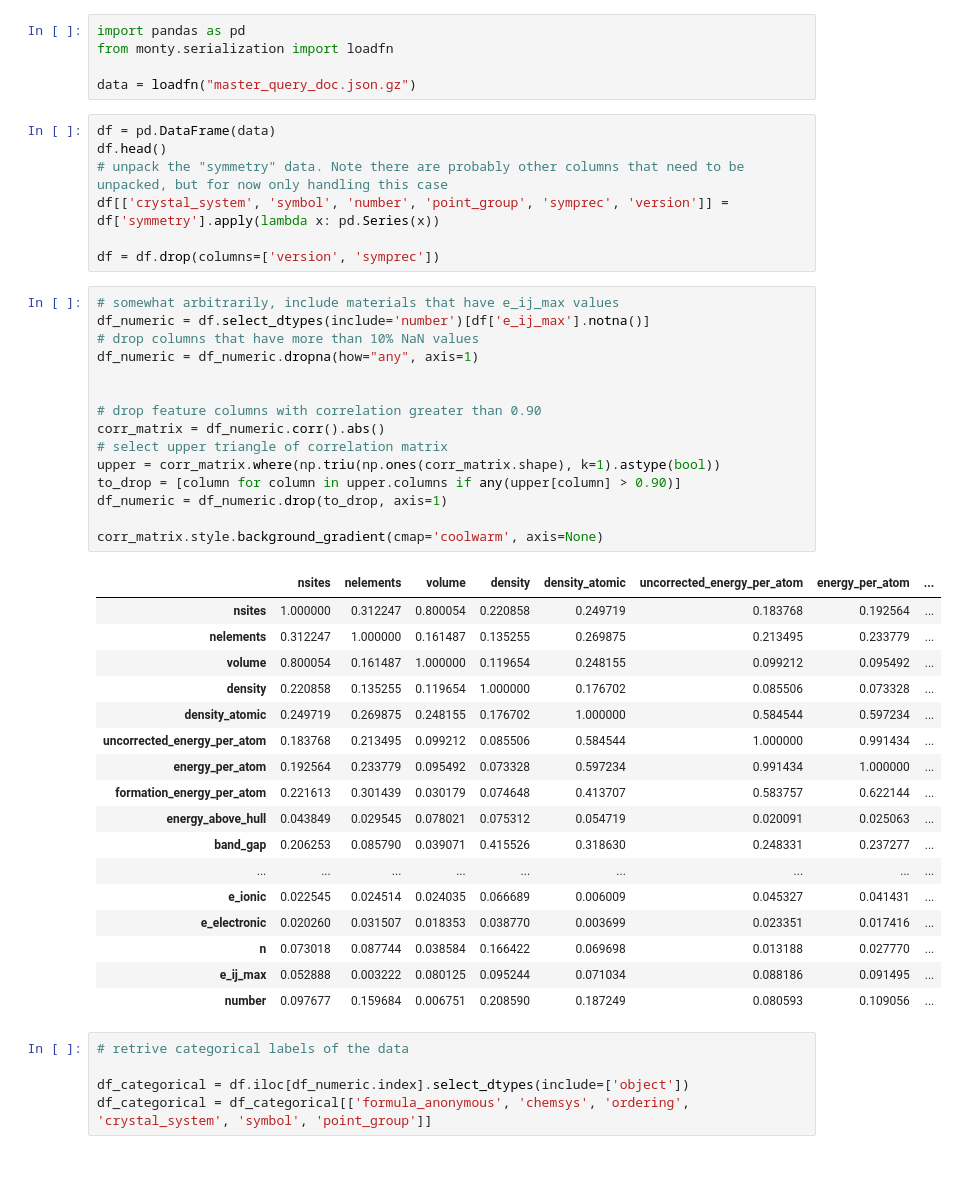
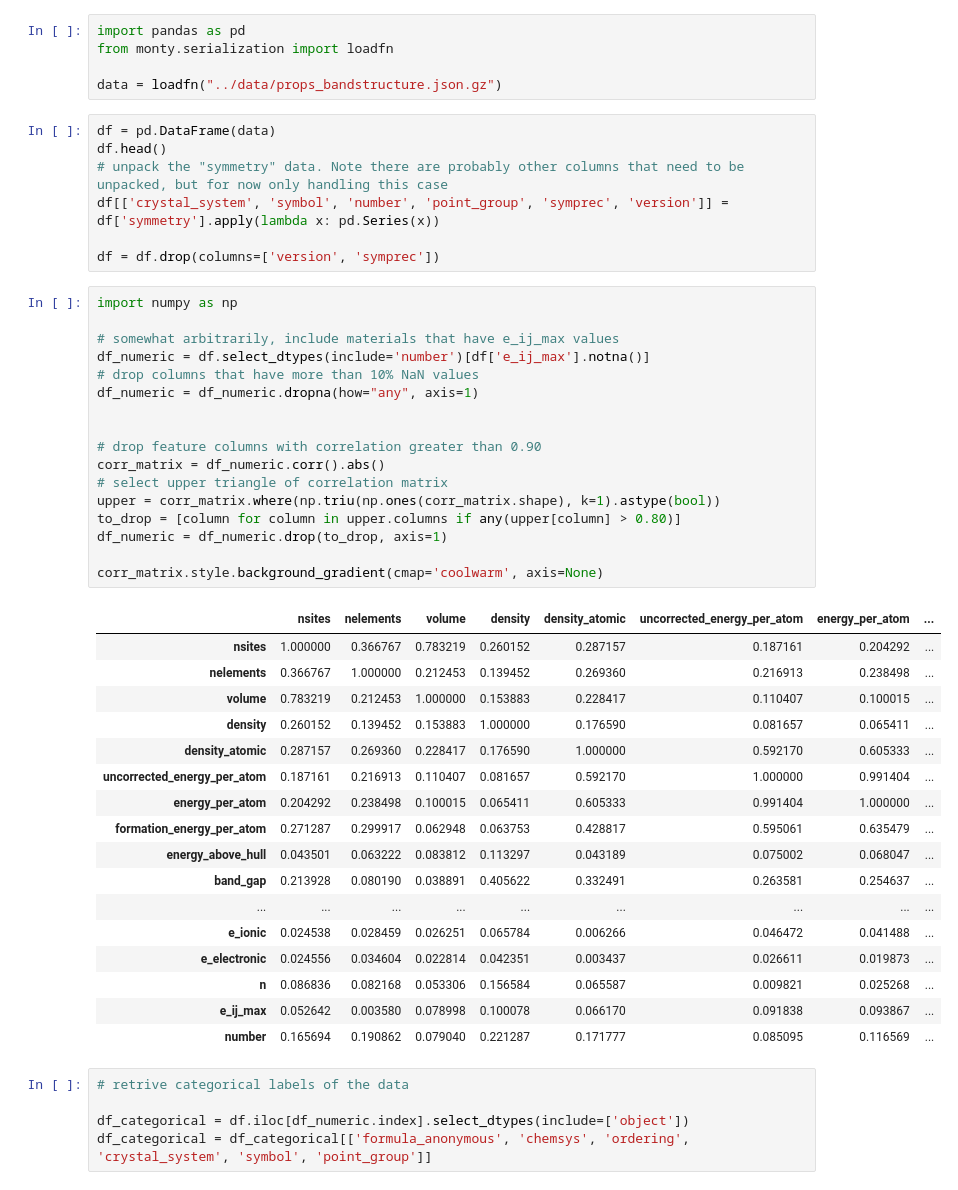
Before and after one commit to chu-k/ml-sandbox, a Jupyter notebook: notebooks/tf.ipynb, the cells around one changed output. Saved outputs shown, nothing was run; the diff lists cells and outputs as text.

```diff
--- a/notebooks/tf.ipynb
+++ b/notebooks/tf.ipynb
@@ -24,7 +28,7 @@
 import pandas as pd
 from monty.serialization import loadfn
 
-data = loadfn("master_query_doc.json.gz")
+data = loadfn("../data/props_bandstructure.json.gz")
 # %%
 df = pd.DataFrame(data)
 df.head()
@@ -33,38 +37,40 @@ df[['crystal_system', 'symbol', 'number', 'point_group', 'symprec', 'version']]
 
 df = df.drop(columns=['version', 'symprec'])
 # %%
+import numpy as np
+
 # somewhat arbitrarily, include materials that have e_ij_max values
 df_numeric = df.select_dtypes(include='number')[df['e_ij_max'].notna()]
 # drop columns that have more than 10% NaN values
 df_numeric = df_numeric.dropna(how="any", axis=1)
 
 
 # drop feature columns with correlation greater than 0.90
 corr_matrix = df_numeric.corr().abs()
 # select upper triangle of correlation matrix
 upper = corr_matrix.where(np.triu(np.ones(corr_matrix.shape), k=1).astype(bool))
-to_drop = [column for column in upper.columns if any(upper[column] > 0.90)]
+to_drop = [column for column in upper.columns if any(upper[column] > 0.80)]
 df_numeric = df_numeric.drop(to_drop, axis=1)
 
 corr_matrix.style.background_gradient(cmap='coolwarm', axis=None)
 # %% [output]
 |  | nsites | nelements | volume | density | density_atomic | uncorrected_energy_per_atom | energy_per_atom | ... |
-| nsites | 1.000000 | 0.312247 | 0.800054 | 0.220858 | 0.249719 | 0.183768 | 0.192564 | ... |
-| nelements | 0.312247 | 1.000000 | 0.161487 | 0.135255 | 0.269875 | 0.213495 | 0.233779 | ... |
-| volume | 0.800054 | 0.161487 | 1.000000 | 0.119654 | 0.248155 | 0.099212 | 0.095492 | ... |
-| density | 0.220858 | 0.135255 | 0.119654 | 1.000000 | 0.176702 | 0.085506 | 0.073328 | ... |
-| density_atomic | 0.249719 | 0.269875 | 0.248155 | 0.176702 | 1.000000 | 0.584544 | 0.597234 | ... |
-| uncorrected_energy_per_atom | 0.183768 | 0.213495 | 0.099212 | 0.085506 | 0.584544 | 1.000000 | 0.991434 | ... |
-| energy_per_atom | 0.192564 | 0.233779 | 0.095492 | 0.073328 | 0.597234 | 0.991434 | 1.000000 | ... |
-| formation_energy_per_atom | 0.221613 | 0.301439 | 0.030179 | 0.074648 | 0.413707 | 0.583757 | 0.622144 | ... |
-| energy_above_hull | 0.043849 | 0.029545 | 0.078021 | 0.075312 | 0.054719 | 0.020091 | 0.025063 | ... |
-| band_gap | 0.206253 | 0.085790 | 0.039071 | 0.415526 | 0.318630 | 0.248331 | 0.237277 | ... |
+| nsites | 1.000000 | 0.366767 | 0.783219 | 0.260152 | 0.287157 | 0.187161 | 0.204292 | ... |
+| nelements | 0.366767 | 1.000000 | 0.212453 | 0.139452 | 0.269360 | 0.216913 | 0.238498 | ... |
+| volume | 0.783219 | 0.212453 | 1.000000 | 0.153883 | 0.228417 | 0.110407 | 0.100015 | ... |
+| density | 0.260152 | 0.139452 | 0.153883 | 1.000000 | 0.176590 | 0.081657 | 0.065411 | ... |
+| density_atomic | 0.287157 | 0.269360 | 0.228417 | 0.176590 | 1.000000 | 0.592170 | 0.605333 | ... |
+| uncorrected_energy_per_atom | 0.187161 | 0.216913 | 0.110407 | 0.081657 | 0.592170 | 1.000000 | 0.991404 | ... |
+| energy_per_atom | 0.204292 | 0.238498 | 0.100015 | 0.065411 | 0.605333 | 0.991404 | 1.000000 | ... |
+| formation_energy_per_atom | 0.271287 | 0.299917 | 0.062948 | 0.063753 | 0.428817 | 0.595061 | 0.635479 | ... |
+| energy_above_hull | 0.043501 | 0.063222 | 0.083812 | 0.113297 | 0.043189 | 0.075002 | 0.068047 | ... |
+| band_gap | 0.213928 | 0.080190 | 0.038891 | 0.405622 | 0.332491 | 0.263581 | 0.254637 | ... |
 | ... | ... | ... | ... | ... | ... | ... | ... | ... |
-| e_ionic | 0.022545 | 0.024514 | 0.024035 | 0.066689 | 0.006009 | 0.045327 | 0.041431 | ... |
-| e_electronic | 0.020260 | 0.031507 | 0.018353 | 0.038770 | 0.003699 | 0.023351 | 0.017416 | ... |
-| n | 0.073018 | 0.087744 | 0.038584 | 0.166422 | 0.069698 | 0.013188 | 0.027770 | ... |
-| e_ij_max | 0.052888 | 0.003222 | 0.080125 | 0.095244 | 0.071034 | 0.088186 | 0.091495 | ... |
-| number | 0.097677 | 0.159684 | 0.006751 | 0.208590 | 0.187249 | 0.080593 | 0.109056 | ... |
+| e_ionic | 0.024538 | 0.028459 | 0.026251 | 0.065784 | 0.006266 | 0.046472 | 0.041488 | ... |
+| e_electronic | 0.024556 | 0.034604 | 0.022814 | 0.042351 | 0.003437 | 0.026611 | 0.019873 | ... |
+| n | 0.086836 | 0.082168 | 0.053306 | 0.156584 | 0.065587 | 0.009821 | 0.025268 | ... |
+| e_ij_max | 0.052642 | 0.003580 | 0.078998 | 0.100078 | 0.066170 | 0.091838 | 0.093867 | ... |
+| number | 0.165694 | 0.190862 | 0.079040 | 0.221287 | 0.171777 | 0.085095 | 0.116569 | ... |
 # %%
 # retrive categorical labels of the data
 
```
Also changed, not shown: parts of 12 cells of this notebook, 1 other file.
